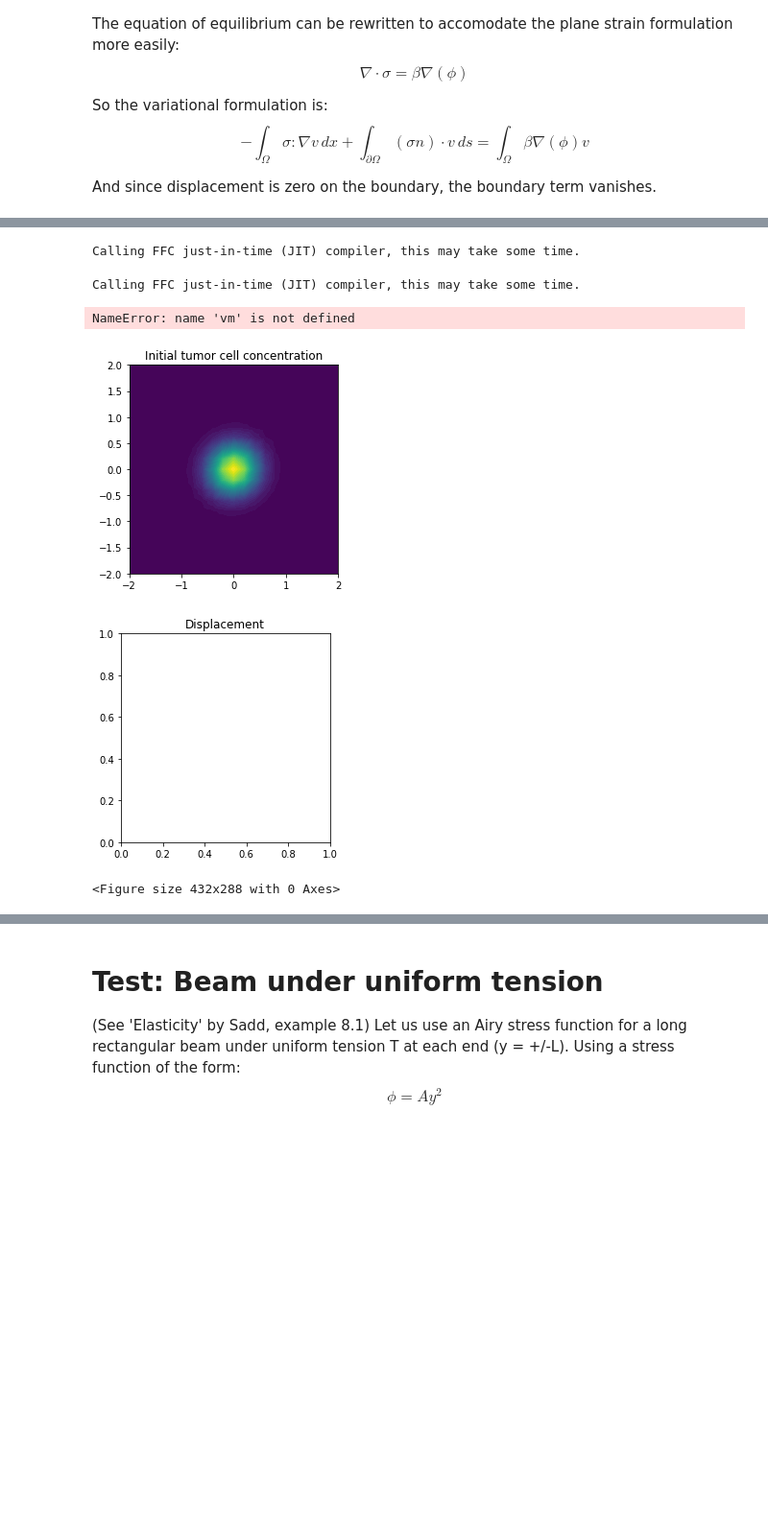
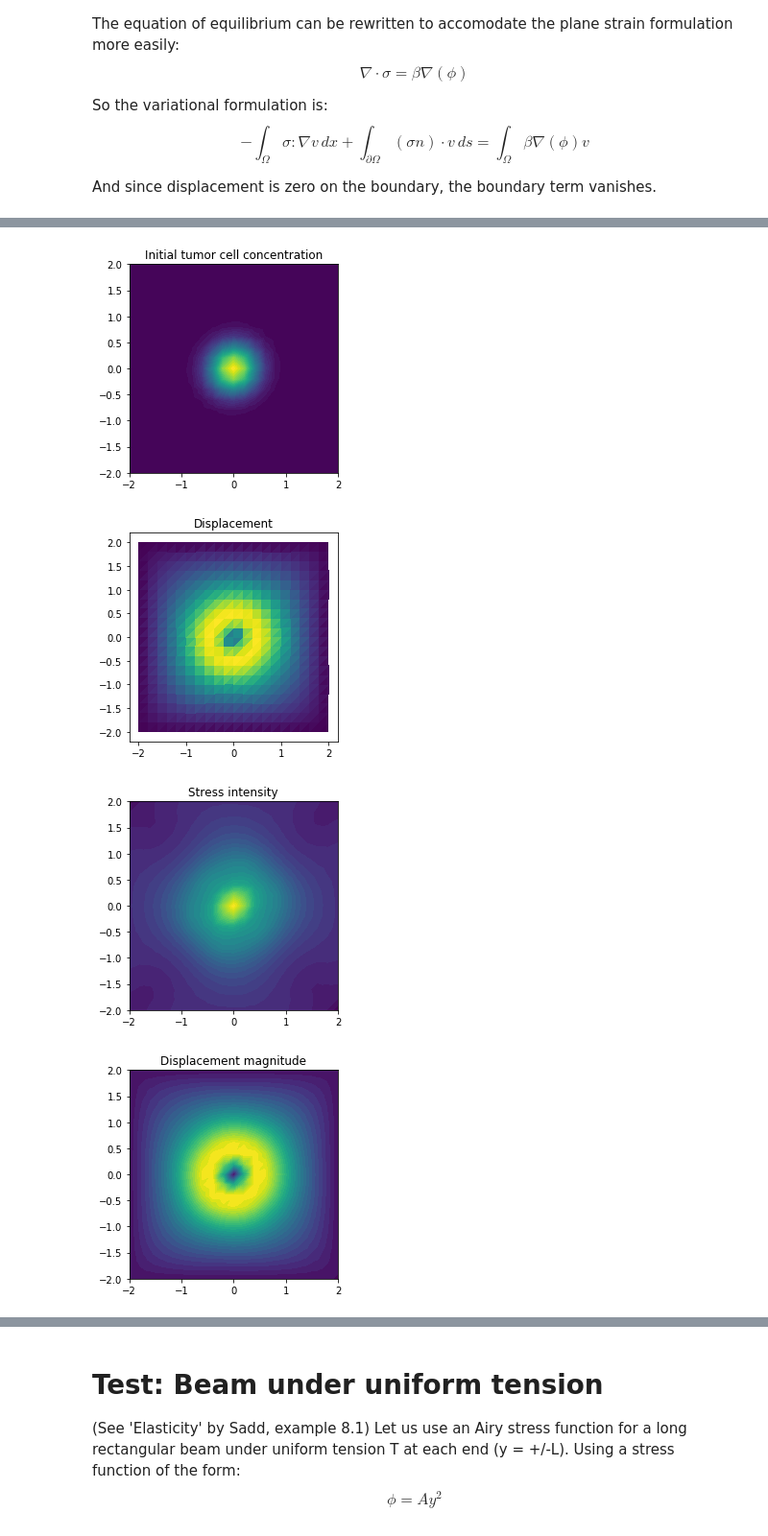
Before and after one commit to daveb-dev/masters, a Jupyter notebook: Linear Elasticity.ipynb, the cells around one changed output, grey strips where cells are left out. Shown at 96% size. Saved outputs shown, nothing was run; the diff lists cells and outputs as text; code cells hidden in the pictures; blank space fills up the shorter version.

```diff
--- a/Linear Elasticity.ipynb
+++ b/Linear Elasticity.ipynb
@@ -124,55 +124,36 @@ omega = .001
 # Define boundary condition
 def boundary(x, on_boundary):
     return on_boundary
 bc = DirichletBC(V, Constant((0.0,0.0)), boundary)
 
-# # Define strain and stress
-# def E(u):
-#     return 0.5*(nabla_grad(u) + nabla_grad(u).T)
-# def sigma(u):
-#     return 2*G*E(u)+lam*tr(E(u))*Identity(2)
-# def vm(u):
-#     s = sigma(u) - (1./3)*tr(sigma(u))*Identity(2)  # deviatoric stress
-#     von_Mises = sqrt(3./2*inner(s, s))
-#     return project(von_Mises, W)
-
-# # Define variational problem
-# u = TrialFunction(V)
-# v = TestFunction(V)
-# F = -inner(sigma(u), E(v))*dx - dot(grad(omega*phi_n), v)*dx
-# a, L = lhs(F), rhs(F)
-
-# # Compute solution
-# u = Function(V)
-# solve(a == L, u, bc)
+# Compute solution
 u = le.varprob(V, W, bc, phi_n, mu, lam, omega)
+vm = le.vm(u,mu,lam,W)
 
 # Plot solution
 plt.figure()
 plot(u, title='Displacement', mode='displacement')
 
 # Plot stress
 plt.figure()
-plot(vm(u), title='Stress intensity')
+plot(vm, title='Stress intensity')
 
 # Compute magnitude of displacement
 u_magnitude = sqrt(dot(u, u))
 u_magnitude = project(u_magnitude, W)
 plt.figure()
 plot(u_magnitude, title='Displacement magnitude')
 
 ps = u_magnitude.compute_vertex_values().reshape([nx+1,ny+1])
 
 # Save solution to file in VTK format
 os.system('rm ./elasticity/*')
 ufile = XDMFFile('elasticity/disp.xdmf')
 u.rename("disp","")
 ufile.write(u,0)
 del ufile
 # %% [output]
-Calling FFC just-in-time (JIT) compiler, this may take some time.
-Calling FFC just-in-time (JIT) compiler, this may take some time.
-NameError: name 'vm' is not defined
 [figure]
-[figure, old version]
+[figure, new version]
-<Figure size 432x288 with 0 Axes>
+[figure, added]
+[figure, added]
```
Also changed, not shown: parts of 4 cells of this notebook, 2 other files.
